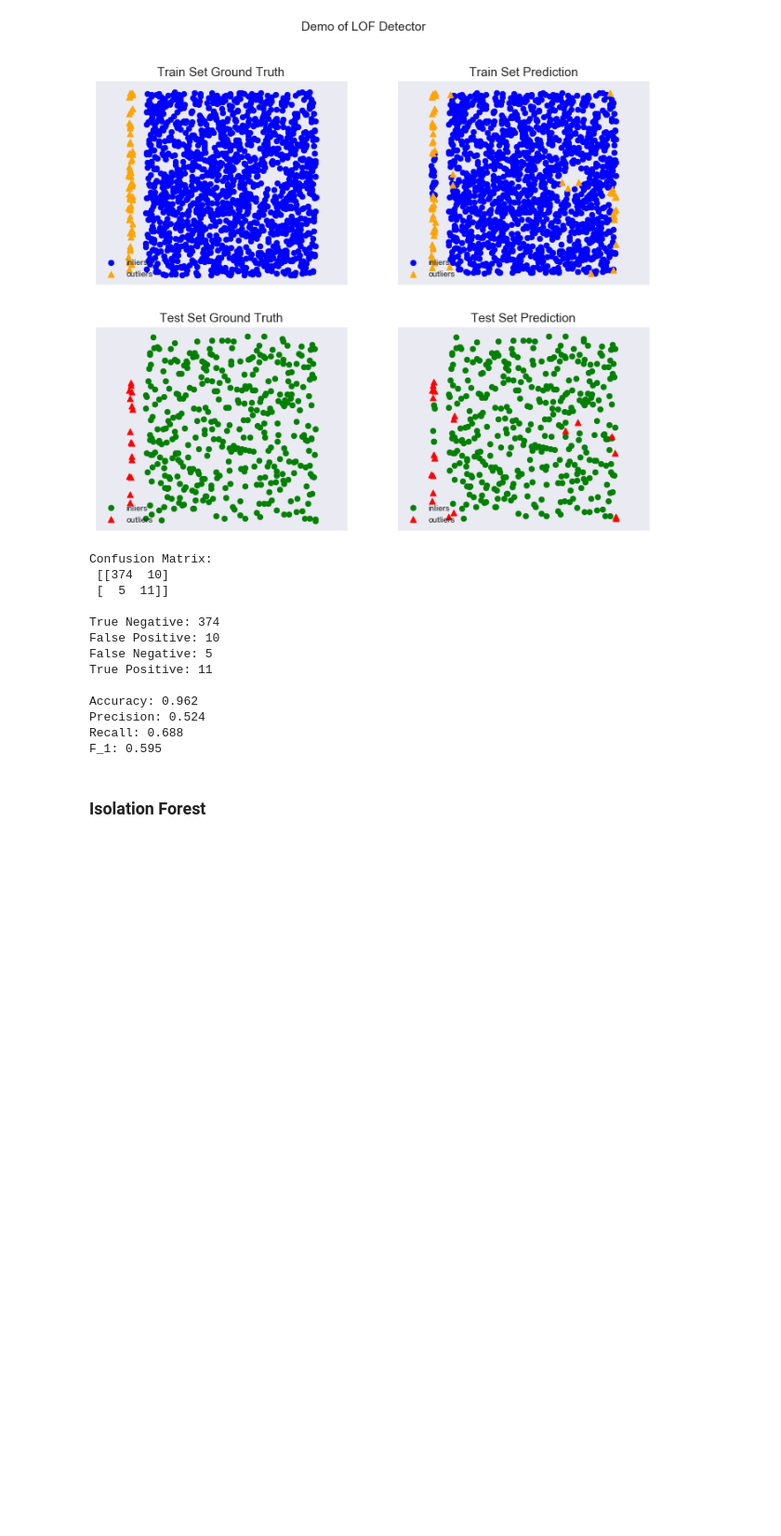
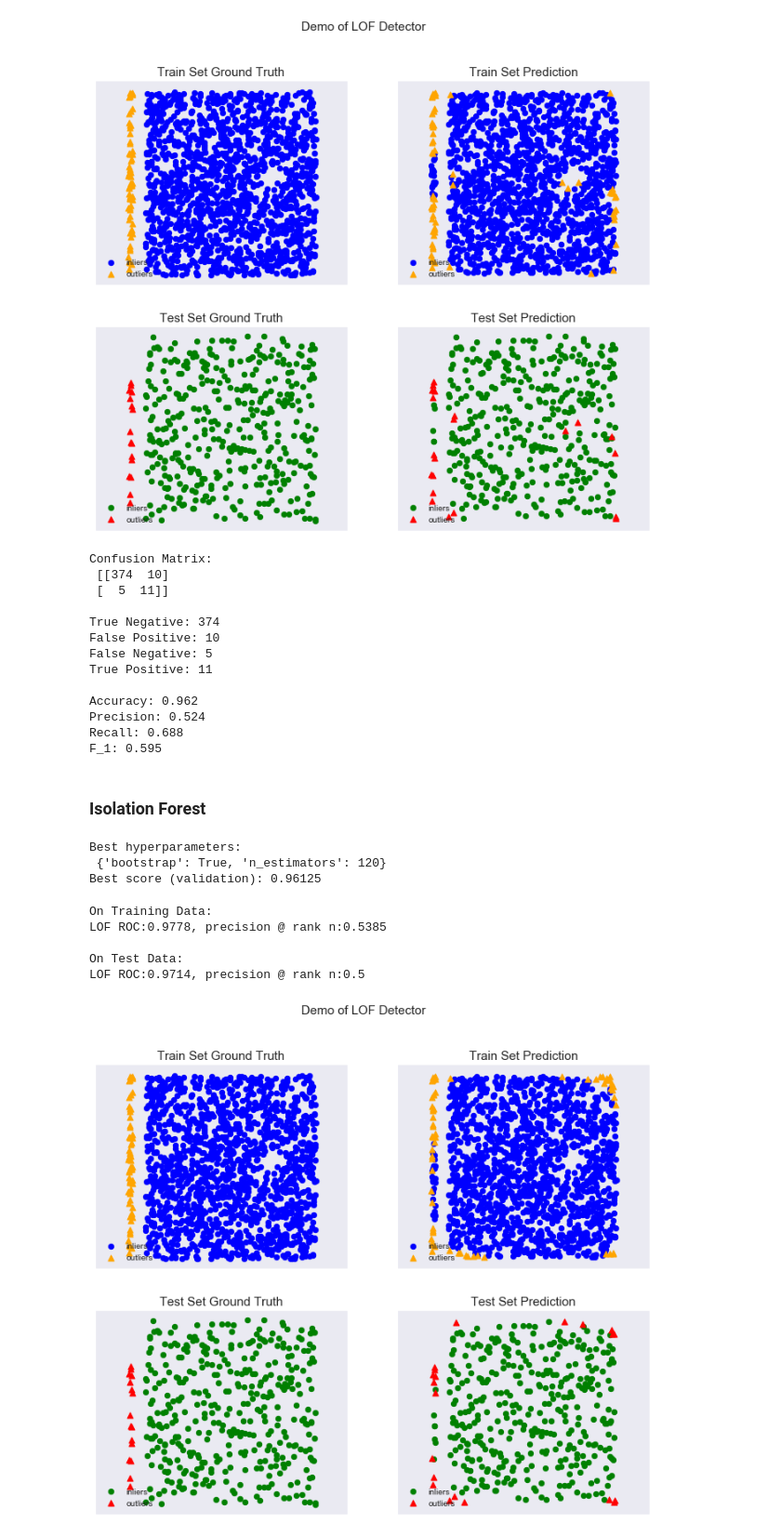
Before and after one commit to anmarphy/Experimentation, a Jupyter notebook: Salary_Expenses_Anomalies.ipynb, the cells around one changed output. Shown: that part at 93% size. Saved outputs shown, nothing was run; the diff lists cells and outputs as text; code cells hidden in the pictures; blank space fills up the shorter version.

```diff
--- a/Salary_Expenses_Anomalies.ipynb
+++ b/Salary_Expenses_Anomalies.ipynb
@@ -287,3 +288,40 @@ Recall: 0.688
 F_1: 0.595
 # %% [markdown]
 ### Isolation Forest
+# %%
+Iforest_model = IForest(contamination=0.04, random_state=42)
+Ifo_parameter_grid = {'n_estimators': [50,80,100,120],
+                     'bootstrap':[True, False]}
+best_model (Iforest_model, Ifo_parameter_grid)
+# %% [output]
+Best hyperparameters:
+ {'bootstrap': True, 'n_estimators': 120}
+Best score (validation): 0.96125
+# %%
+clf = IForest(contamination=0.04, random_state=42, n_estimators=120, bootstrap=True)
+clf.fit(X_train)
+
+# get the prediction labels and outlier scores of the training data
+y_train_pred = clf.labels_  # binary labels (0: inliers, 1: outliers)
+y_train_scores = clf.decision_scores_  # raw outlier scores
+
+# get the prediction on the test data
+y_test_pred = clf.predict(X_test)  # outlier labels (0 or 1)
+y_test_scores = clf.decision_function(X_test)  # outlier scores
+
+# evaluate and print the results
+print("\nOn Training Data:")
+evaluate_print(clf_name, y_train, y_train_scores)
+print("\nOn Test Data:")
+evaluate_print(clf_name, y_test, y_test_scores)
+
+# visualize the results
+visualize(clf_name, X_train, y_train, X_test, y_test, y_train_pred,
+              y_test_pred, show_figure=True, save_figure=False)
+# %% [output]
+On Training Data:
+LOF ROC:0.9778, precision @ rank n:0.5385
+
+On Test Data:
+LOF ROC:0.9714, precision @ rank n:0.5
+[figure, added]
```
Also changed, not shown: parts of 4 cells of this notebook.
